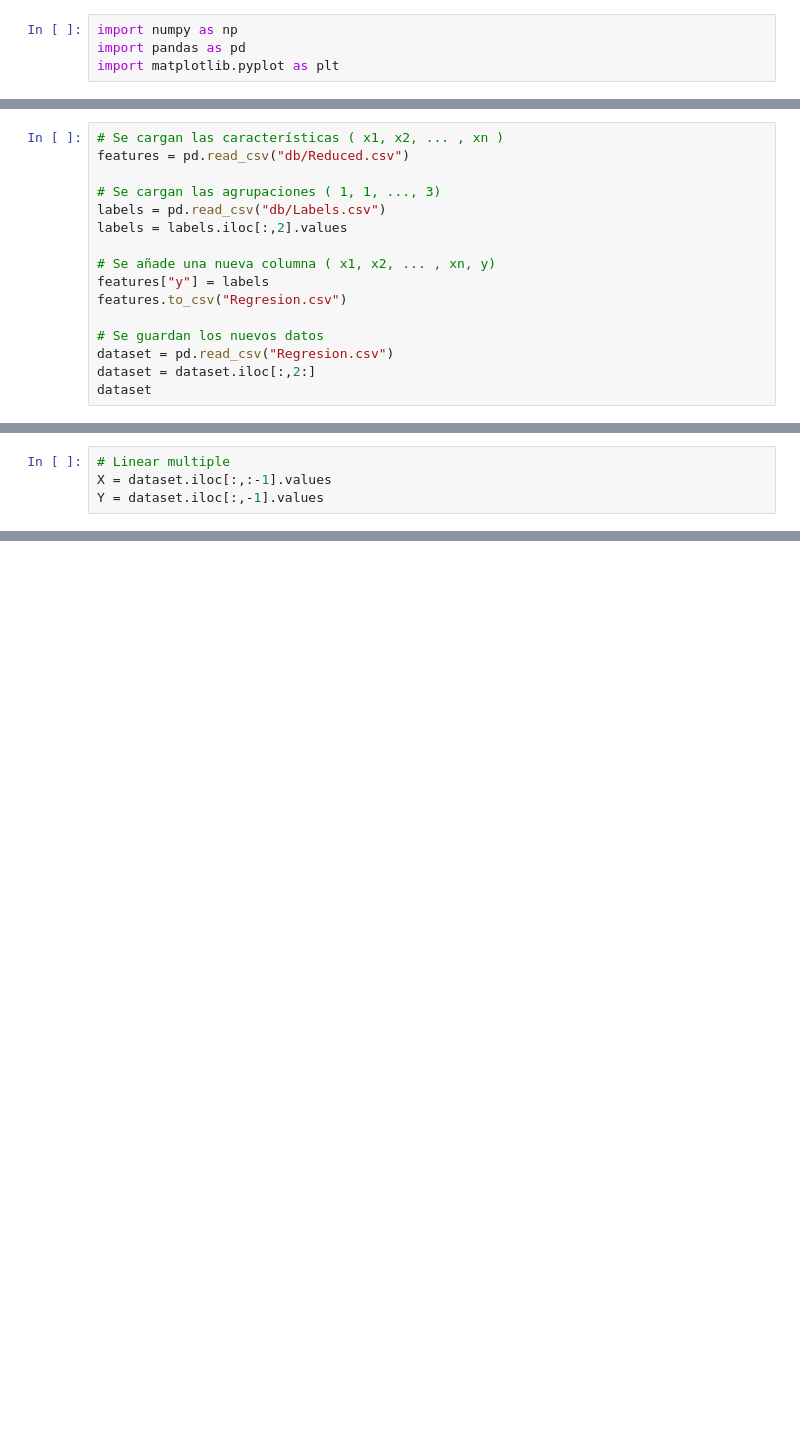
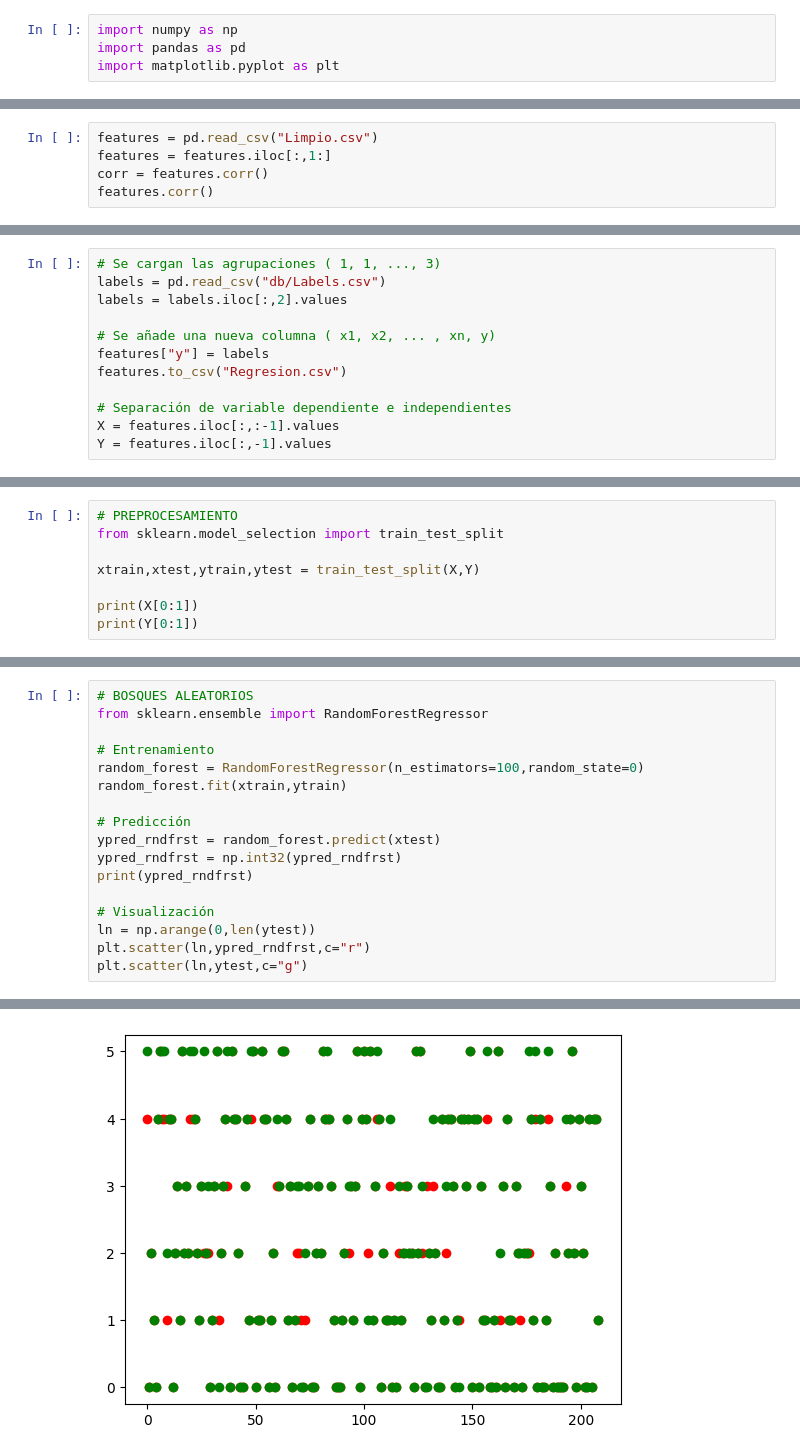
Before and after one commit to Fercho524/MexicanTextilClassification, a Jupyter notebook: Proyecto_02.ipynb, the cells around one changed output, grey strips where cells are left out. Cells and saved outputs as stored; diff of their text form; blank space fills up the shorter version.

```diff
--- a/Proyecto_02.ipynb
+++ b/Proyecto_02.ipynb
@@ -4,0 +12,5 @@ import matplotlib.pyplot as plt
+# %%
+features = pd.read_csv("Limpio.csv")
+features = features.iloc[:,1:]
+corr = features.corr()
+features.corr()
@@ -5,7 +19,4 @@ import matplotlib.pyplot as plt
 # %%
-# Se cargan las características ( x1, x2, ... , xn )
-features = pd.read_csv("db/Reduced.csv")
-
 # Se cargan las agrupaciones ( 1, 1, ..., 3)
 labels = pd.read_csv("db/Labels.csv")
 labels = labels.iloc[:,2].values
@@ -14,7 +25,6 @@ labels = labels.iloc[:,2].values
 features["y"] = labels
 features.to_csv("Regresion.csv")
 
-# Se guardan los nuevos datos
-dataset = pd.read_csv("Regresion.csv")
-dataset = dataset.iloc[:,2:]
-dataset
+# Separación de variable dependiente e independientes
+X = features.iloc[:,:-1].values
+Y = features.iloc[:,-1].values
@@ -35,4 +30,0 @@ dataset
-# %%
-# Linear multiple
-X = dataset.iloc[:,:-1].values
-Y = dataset.iloc[:,-1].values
@@ -56,0 +33,8 @@ array([4, 4, 4, 4, 4, 4, 4, 4, 4, 4, 4, 4, 4, 4, 4, 4, 4, 4, 4, 4, 4, 4,
+# %%
+# PREPROCESAMIENTO
+from sklearn.model_selection import train_test_split
+
+xtrain,xtest,ytrain,ytest = train_test_split(X,Y)
+
+print(X[0:1])
+print(Y[0:1])
@@ -56,0 +51,18 @@ array([4, 4, 4, 4, 4, 4, 4, 4, 4, 4, 4, 4, 4, 4, 4, 4, 4, 4, 4, 4, 4, 4,
+# %%
+# BOSQUES ALEATORIOS
+from sklearn.ensemble import RandomForestRegressor
+
+# Entrenamiento
+random_forest = RandomForestRegressor(n_estimators=100,random_state=0)
+random_forest.fit(xtrain,ytrain)
+
+# Predicción
+ypred_rndfrst = random_forest.predict(xtest)
+ypred_rndfrst = np.int32(ypred_rndfrst)
+print(ypred_rndfrst)
+
+# Visualización
+ln = np.arange(0,len(ytest))
+plt.scatter(ln,ypred_rndfrst,c="r")
+plt.scatter(ln,ytest,c="g")
+# %% [output]
@@ -56,0 +76 @@ array([4, 4, 4, 4, 4, 4, 4, 4, 4, 4, 4, 4, 4, 4, 4, 4, 4, 4, 4, 4, 4, 4,
+[figure, added]
```
Also changed, not shown: parts of 12 cells of this notebook, 2 other files.
